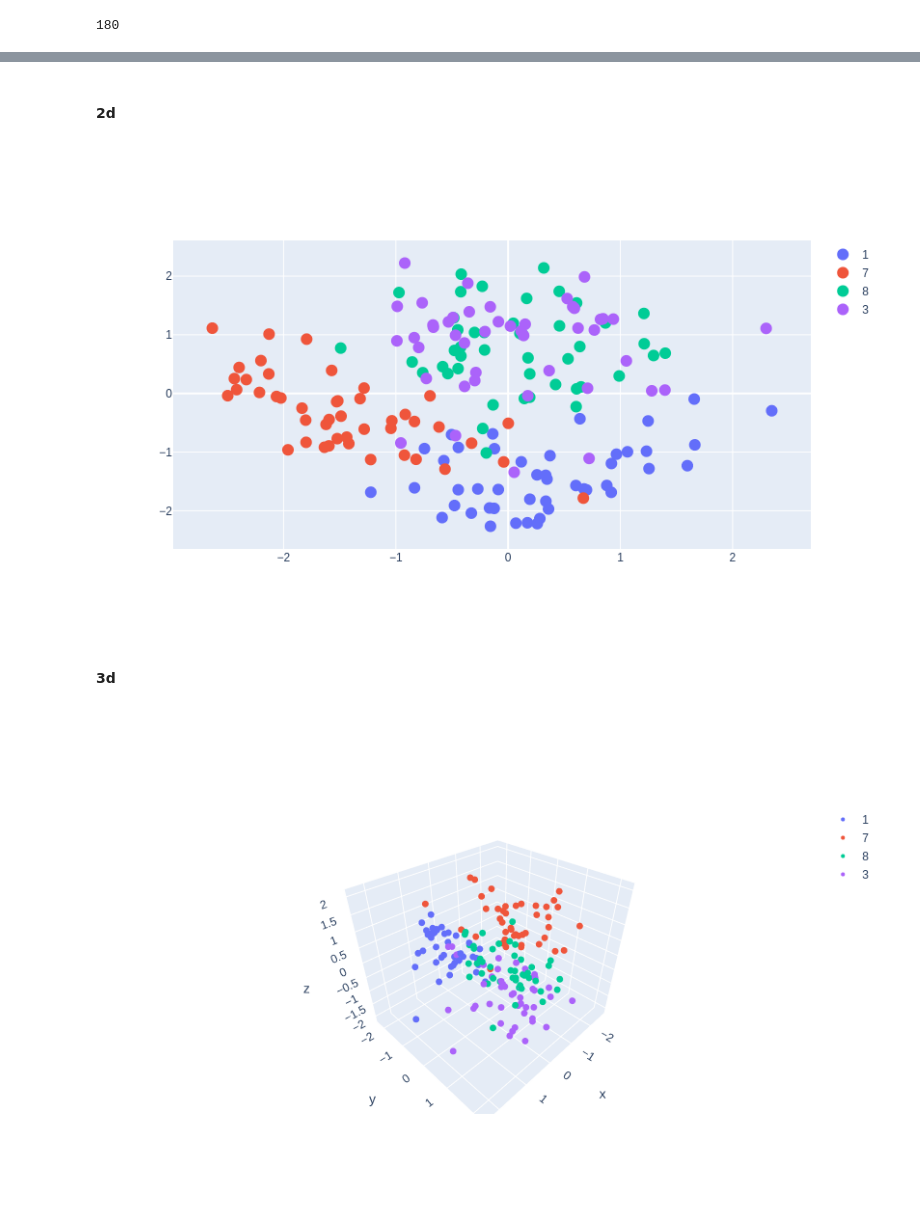
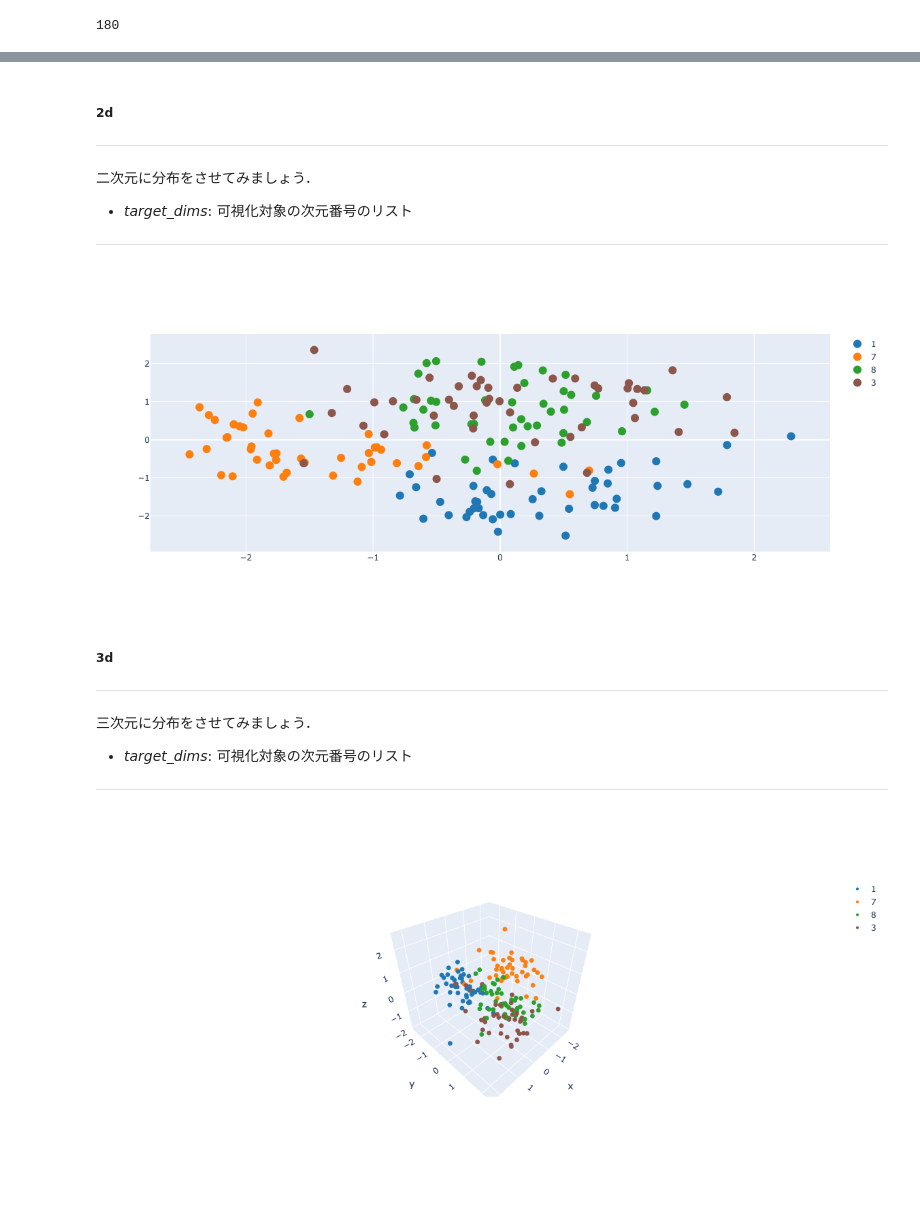
Before and after one commit to shinshoji01/gonken-lesson, a Jupyter notebook: 2021/Autumn/Week_04/notebooks/VAE.ipynb, the cells around one changed output, grey strips where cells are left out. Cells and saved outputs as stored; diff of their text form; code cells hidden in the pictures; blank space fills up the shorter version.

```diff
--- a/2021/Autumn/Week_04/notebooks/VAE.ipynb
+++ b/2021/Autumn/Week_04/notebooks/VAE.ipynb
@@ -136,7 +282,7 @@ if train:
         if save_parameter:
             if epoch%test_interval==0:
                 torch.save(net.state_dict(),
-                           f"../instant_parameters/VAE_MNIST_ndim{z_dim}_nch{nch}_lr{lr}_epoch{epoch}.pth")
+                           f"../instant_parameters/VAE_MNIST_ndim{z_dim}_nch{bfeatures}_lr{lr}_epoch{epoch}.pth")
 
         width = 3
         val_num = 2
@@ -182,12 +328,12 @@ Since this requires GPU to train quickly, I've stored the best parameters. So le
 ---
 # %%
 load_epoch = 462
-dir = "../instant_parameters/"
-dir = "../data/parameters/E"
+# dir = "../instant_parameters/"
+dir = "../data/parameters/"
 
 load_parameter = True
 if load_parameter:
-    model_path = f"{dir}VAE_MNIST_ndim{z_dim}_nch{nch}_lr{lr}_epoch{load_epoch}.pth"
+    model_path = f"{dir}VAE_MNIST_ndim{z_dim}_nch{bfeatures}_lr{lr}_epoch{load_epoch}.pth"
     model = torch.load(model_path)
     net.load_state_dict(model)
 # %% [markdown]
@@ -251,12 +431,14 @@ plotly.offline.init_notebook_mode(connected=True)
 # %%
+# ----- adjustable parameters ----- #
 target_dims = [0]
+# --------------------------------- #
 
 trace = []
 for i in range(len(numbers)):
     m = latents[labels==numbers[i]]
     _x = m[:, target_dims[0]]
     trace.append(go.Scatter(x=_x, mode="markers", name=f"{numbers[i]}",
-                              marker = dict(size=12)))
+                              marker = dict(size=12, color=colors[i])))
 layout = go.Layout(width=700, height=500)
 data = trace
 fig = dict(data=data, layout=layout)
@@ -265,0 +448,16 @@ iplot(fig)
+# %%
+# ----- adjustable parameters ----- #
+target_dims = [0]
+# --------------------------------- #
+
+trace = []
+for i in range(len(numbers)):
+    m = latents[labels==numbers[i]]
+    _x = m[:, target_dims[0]]
+    trace.append(go.Histogram(x=_x, histnorm="probability", opacity=0.5, marker=dict(color=colors[i]),
+                              xbins=dict(start=-2.5, end=2.5, size=5/15), name=f"{numbers[i]}"))
+
+layout = go.Layout(width=700, height=500, barmode="overlay")
+data = trace
+fig = dict(data=data, layout=layout)
+iplot(fig)
@@ -266,25 +466,41 @@ iplot(fig)
 # %% [markdown]
-#### 2d
+##### 2d
+---
+二次元に分布をさせてみましょう．
+
+- *target_dims*: 可視化対象の次元番号のリスト
+
+---
 # %%
+# ----- adjustable parameters ----- #
 target_dims = [0, 1]
+# --------------------------------- #
 
 trace = []
 for i in range(len(numbers)):
     m = latents[labels==numbers[i]]
     _x = m[:, target_dims[0]]
     _y = m[:, target_dims[1]]
     trace.append(go.Scatter(x=_x, y=_y, mode="markers", name=f"{numbers[i]}",
-                              marker = dict(size=12)))
+                              marker = dict(size=12, color=colors[i])))
 layout = go.Layout(width=700, height=500)
 data = trace
 fig = dict(data=data, layout=layout)
 iplot(fig)
 # %% [output]
-[figure, old version]
+[figure, new version]
 # %% [markdown]
-#### 3d
+##### 3d
+---
+三次元に分布をさせてみましょう．
+
+- *target_dims*: 可視化対象の次元番号のリスト
+
+---
 # %%
+# ----- adjustable parameters ----- #
 target_dims = [0, 1, 2]
+# --------------------------------- #
 
 trace = []
 for i in range(len(numbers)):
@@ -293,10 +509,10 @@ for i in range(len(numbers)):
     _y = m[:, target_dims[1]]
     _z = m[:, target_dims[2]]
     trace.append(go.Scatter3d(x=_x, y=_y, z=_z, mode="markers", name=f"{numbers[i]}",
-                              marker = dict(size=4)))
+                              marker = dict(size=4, color=colors[i])))
 layout = go.Layout(width=700, height=500)
 data = trace
 fig = dict(data=data, layout=layout)
 iplot(fig)
 # %% [output]
-[figure, old version]
+[figure, new version]
```
Also changed, not shown: parts of 49 cells of this notebook, 8 other files.
